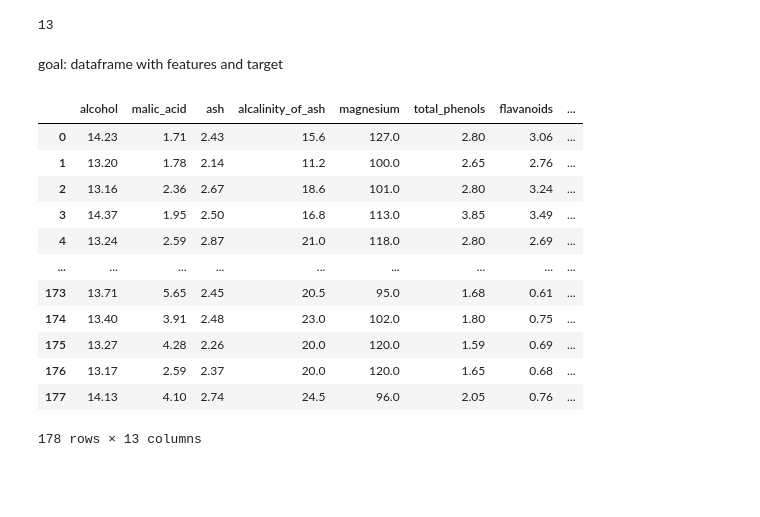
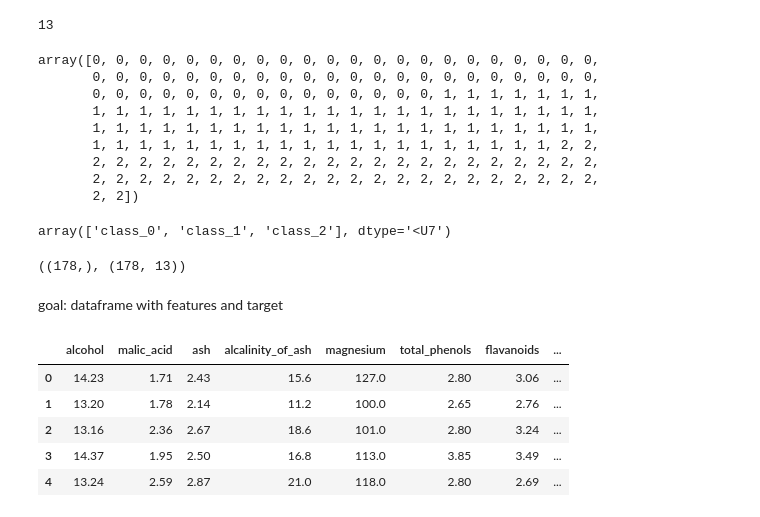
Before and after one commit to kokchun/ai_engineering_kokchun_giang, a Jupyter notebook: code-alongs/05_knn/knn.ipynb, the cells around one changed output. Saved outputs shown, nothing was run; the diff lists cells and outputs as text; code cells hidden in the pictures; blank space fills up the shorter version.

```diff
--- a/code-alongs/05_knn/knn.ipynb
+++ b/code-alongs/05_knn/knn.ipynb
@@ -28,21 +28,35 @@ wine["feature_names"]
 len(wine["feature_names"])
 # %% [output]
 13
+# %%
+wine["target"]
+# %% [output]
+array([0, 0, 0, 0, 0, 0, 0, 0, 0, 0, 0, 0, 0, 0, 0, 0, 0, 0, 0, 0, 0, 0,
+       0, 0, 0, 0, 0, 0, 0, 0, 0, 0, 0, 0, 0, 0, 0, 0, 0, 0, 0, 0, 0, 0,
+       0, 0, 0, 0, 0, 0, 0, 0, 0, 0, 0, 0, 0, 0, 0, 1, 1, 1, 1, 1, 1, 1,
+       1, 1, 1, 1, 1, 1, 1, 1, 1, 1, 1, 1, 1, 1, 1, 1, 1, 1, 1, 1, 1, 1,
+       1, 1, 1, 1, 1, 1, 1, 1, 1, 1, 1, 1, 1, 1, 1, 1, 1, 1, 1, 1, 1, 1,
+       1, 1, 1, 1, 1, 1, 1, 1, 1, 1, 1, 1, 1, 1, 1, 1, 1, 1, 1, 1, 2, 2,
+       2, 2, 2, 2, 2, 2, 2, 2, 2, 2, 2, 2, 2, 2, 2, 2, 2, 2, 2, 2, 2, 2,
+       2, 2, 2, 2, 2, 2, 2, 2, 2, 2, 2, 2, 2, 2, 2, 2, 2, 2, 2, 2, 2, 2,
+       2, 2])
+# %%
+wine["target_names"]
+# %% [output]
+array(['class_0', 'class_1', 'class_2'], dtype='<U7')
+# %%
+wine["target"].shape, wine["data"].shape
+# %% [output]
+((178,), (178, 13))
 # %% [markdown]
 goal: dataframe with features and target
 # %%
-pd.DataFrame(wine["data"], columns=wine["feature_names"])
+df = pd.DataFrame(wine["data"], columns=wine["feature_names"])
+df.head()
 # %% [output]
 |  | alcohol | malic_acid | ash | alcalinity_of_ash | magnesium | total_phenols | flavanoids | ... |
 | 0 | 14.23 | 1.71 | 2.43 | 15.6 | 127.0 | 2.80 | 3.06 | ... |
 | 1 | 13.20 | 1.78 | 2.14 | 11.2 | 100.0 | 2.65 | 2.76 | ... |
 | 2 | 13.16 | 2.36 | 2.67 | 18.6 | 101.0 | 2.80 | 3.24 | ... |
 | 3 | 14.37 | 1.95 | 2.50 | 16.8 | 113.0 | 3.85 | 3.49 | ... |
 | 4 | 13.24 | 2.59 | 2.87 | 21.0 | 118.0 | 2.80 | 2.69 | ... |
-| ... | ... | ... | ... | ... | ... | ... | ... | ... |
-| 173 | 13.71 | 5.65 | 2.45 | 20.5 | 95.0 | 1.68 | 0.61 | ... |
-| 174 | 13.40 | 3.91 | 2.48 | 23.0 | 102.0 | 1.80 | 0.75 | ... |
-| 175 | 13.27 | 4.28 | 2.26 | 20.0 | 120.0 | 1.59 | 0.69 | ... |
-| 176 | 13.17 | 2.59 | 2.37 | 20.0 | 120.0 | 1.65 | 0.68 | ... |
-| 177 | 14.13 | 4.10 | 2.74 | 24.5 | 96.0 | 2.05 | 0.76 | ... |
-178 rows × 13 columns
```
Also changed, not shown: parts of 5 cells of this notebook.
